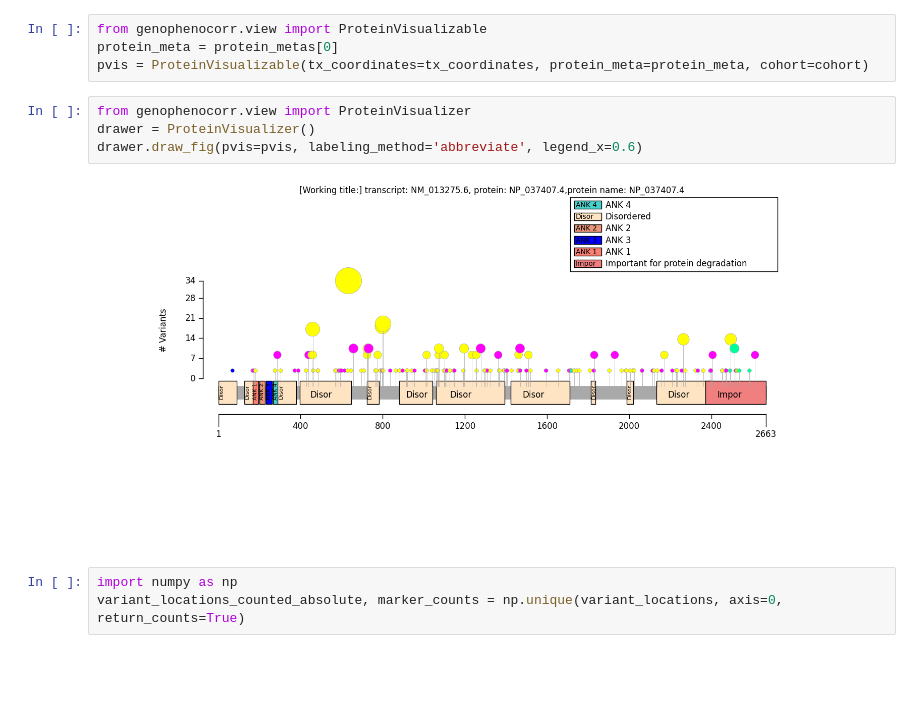
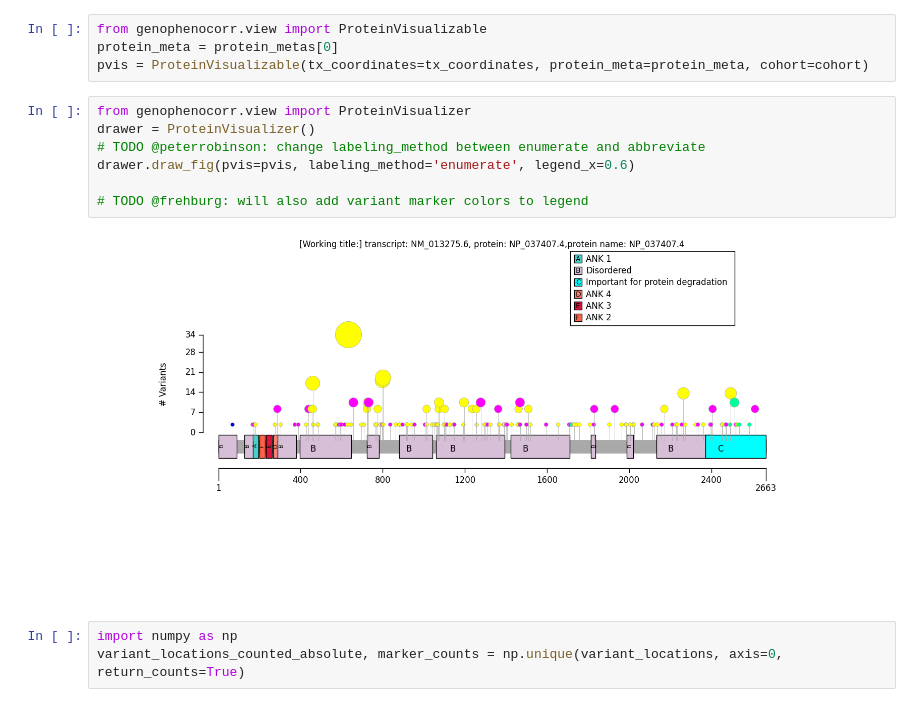
Before and after one commit to monarch-initiative/gpsea, a Jupyter notebook: notebooks/ANKRD11/cohort.ipynb, the cells around one changed output. Cells and saved outputs as stored; diff of their text form; blank space fills up the shorter version.

Commit message:
resized legend box, left comments for peter

```diff
--- a/notebooks/ANKRD11/cohort.ipynb
+++ b/notebooks/ANKRD11/cohort.ipynb
@@ -56,9 +56,12 @@ pvis = ProteinVisualizable(tx_coordinates=tx_coordinates, protein_meta=protein_m
 # %%
 from genophenocorr.view import ProteinVisualizer
 drawer = ProteinVisualizer()
-drawer.draw_fig(pvis=pvis, labeling_method='abbreviate', legend_x=0.6)
+# TODO @peterrobinson: change labeling_method between enumerate and abbreviate
+drawer.draw_fig(pvis=pvis, labeling_method='enumerate', legend_x=0.6)
+
+# TODO @frehburg: will also add variant marker colors to legend
 # %% [output]
-[figure, old version]
+[figure, new version]
 # %%
 import numpy as np
 variant_locations_counted_absolute, marker_counts = np.unique(variant_locations, axis=0, return_counts=True)
```
Also changed, not shown: 1 other file.
